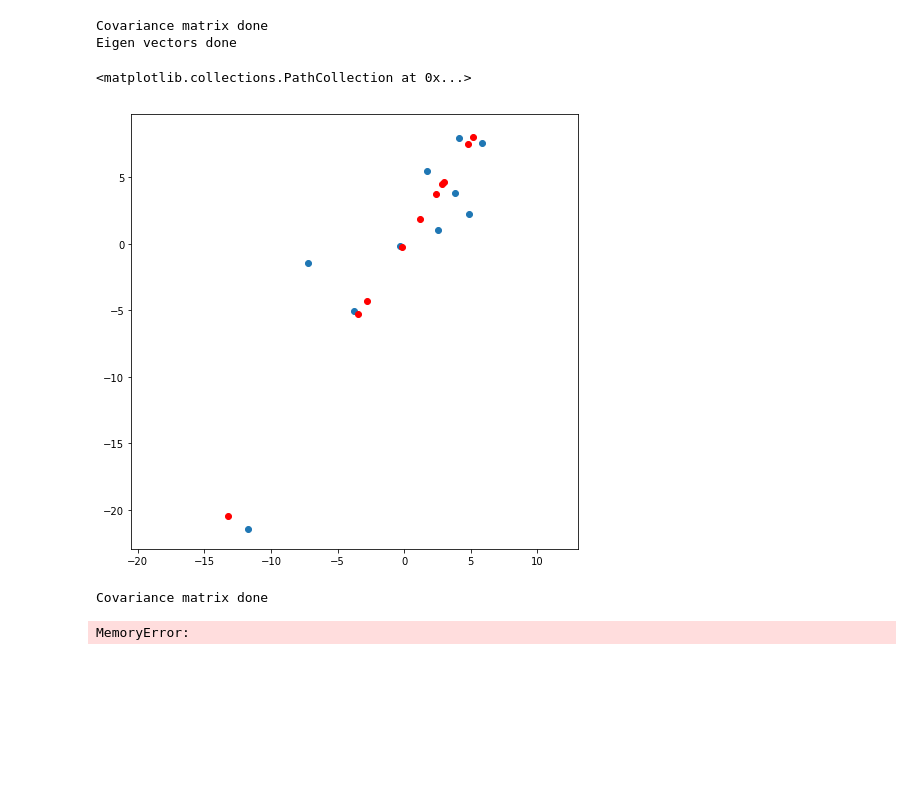
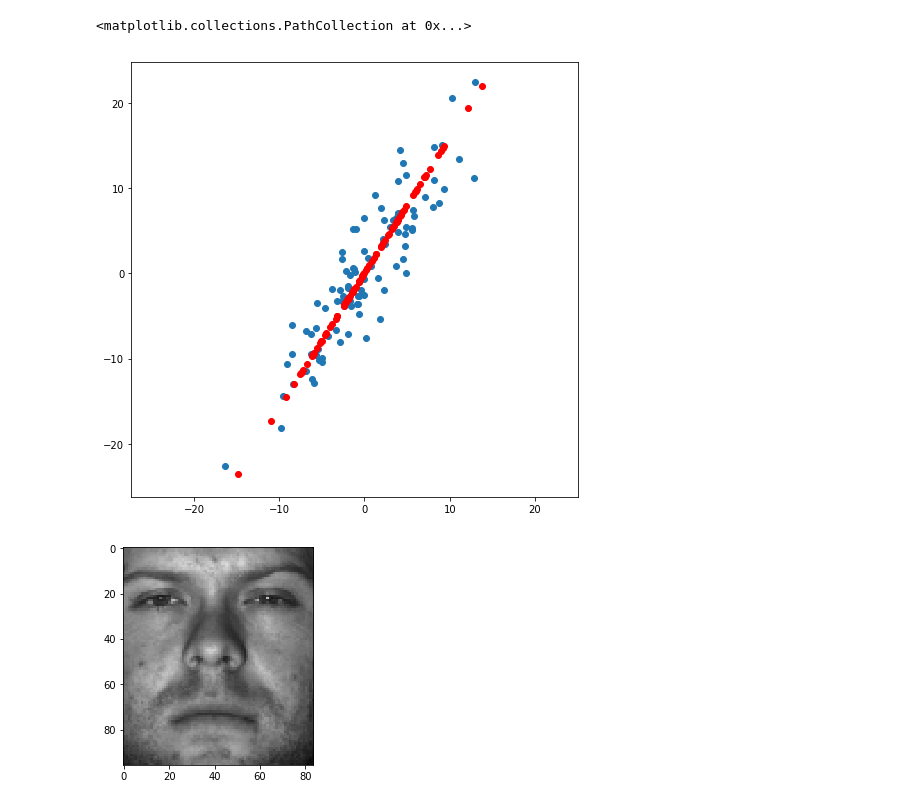
Before and after one commit to RainLiuX/machineLearning, a Jupyter notebook: PCA/PCA.ipynb, the cells around one changed output. Cells and saved outputs as stored; diff of their text form; code cells hidden in the pictures; blank space fills up the shorter version.

Commit message:
Add pca faces

```diff
--- a/PCA/PCA.ipynb
+++ b/PCA/PCA.ipynb
@@ -12,14 +12,13 @@ def pca(X, k, method="EVD") :
     d = X.shape[0]
     if method == 'EVD' :
         C = 1/(n-1) * np.matmul(X, X.T)    #covariance matrix
-        print("Covariance matrix done")
         e, U = np.linalg.eig(C)    #eigen value/vectors of C
-        print("Eigen vectors done")
         idx = e.argsort()[::-1]
         U = U[:,idx[:k]].real    #sort eigen vectors by eig values
+        U = U / np.array([ sum([ U[j,i]**2 for j in range(d) ]) for i in range(k) ])[np.newaxis,:]
         Y = np.matmul(U.T, X)    #compress by Y = U_dxk^T X
-        Xhat = np.matmul(U, Y)    #remap by Xhat = U_dxk Y
-        return X, Y, Xhat, U
+        Xhat = np.matmul(U, Y) + Xmean.T[:,np.newaxis]    #remap by Xhat = U_dxk Y
+        return Y, Xhat, U
     elif method == 'SVD' :
         D = 1/(d-1) * np.matmul(X.T, X)    #dot product matrix
         er, V = np.linalg.eig(D)
@@ -32,7 +31,7 @@ def pca(X, k, method="EVD") :
         #idxl = el.argsort()[::-1]
         #U = U[:,idx]
         #Xhat = np.matmul(U[:,:D], Y)
-        return X, Y, None, None
+        return Y, None, None
 # %%
 import numpy as np
 from matplotlib import pyplot as plt
@@ -42,7 +41,7 @@ import math
 
 sigmas = [10, 2]
 theta = math.pi / 3
-d, m = 2, 10
+d, m = 2, 100
 
 X = []
 for i in range(d) :
@@ -52,31 +51,30 @@ X = [ [ dim[i] for dim in X ] for i in range(m) ]
 X = [ [math.cos(theta)*ele[0]-math.sin(theta)*ele[1], math.sin(theta)*ele[0]+math.cos(theta)*ele[1]] for ele in X ]
 X = [ [ row[i] for row in X ] for i in range(d) ]
 # %%
-Xcen, _, _, P = pca(X, 1, method="EVD")
-_, Y, _, _ = pca(X, 1, method="SVD")
-Xhat = np.matmul(P, Y)
+_, Xhat, P = pca(X, 1, method="EVD")
+Y, _, _ = pca(X, 1, method="SVD")
+#Xhat = np.matmul(P, Y)
 
 
 # Plot
 plt.figure(figsize=(8,8))
 plt.axis('equal')
-plt.scatter(Xcen[0], Xcen[1])
+plt.scatter(X[0], X[1])
 plt.scatter(Xhat[0], Xhat[1], color='red')
 # %% [output]
-Covariance matrix done
-Eigen vectors done
+<matplotlib.collections.PathCollection at 0x...>
-<matplotlib.collections.PathCollection at 0x...>
-[figure, old version]
+[figure, new version]
 # %%
 from PIL import Image
 
 PREFIX = "../databases/yaleFaces/resize/"
 FILENAME = "yaleB%s_P00A+005E-10.pgm"
-imgIdx = ['0'+str(n) if n < 10 else str(n) for n in range(1,40)]
-imgIdx.remove('14')
+imgIdx = ['0'+str(n) if n < 10 else str(n) for n in range(1,41)]
+#custom faces at 14 & 40
+#imgIdx.remove('14')
 
 # Read faces as input
-HEIGHT = 192; WIDTH = 168
+HEIGHT = 96; WIDTH = 84
 X = []
 for idx in imgIdx :
     img = Image.open(PREFIX + FILENAME%(idx))
@@ -84,9 +82,9 @@ for idx in imgIdx :
     xi = img.reshape(HEIGHT*WIDTH, -1)
     X.append(xi)
 X = np.concatenate(tuple(X), axis=1)
+plt.imshow(X[:,0].reshape(HEIGHT,-1), cmap='gray', vmin=0, vmax=255)
 
 # PCA
-Xcen, Y, Xhat, P = pca(X, 100, method="EVD")
+Y, Xhat, P = pca(X, 100, method="EVD")
 # %% [output]
-Covariance matrix done
-MemoryError:
+[figure, added]
```
Also changed, not shown: parts of 4 cells of this notebook, 21 other files.
